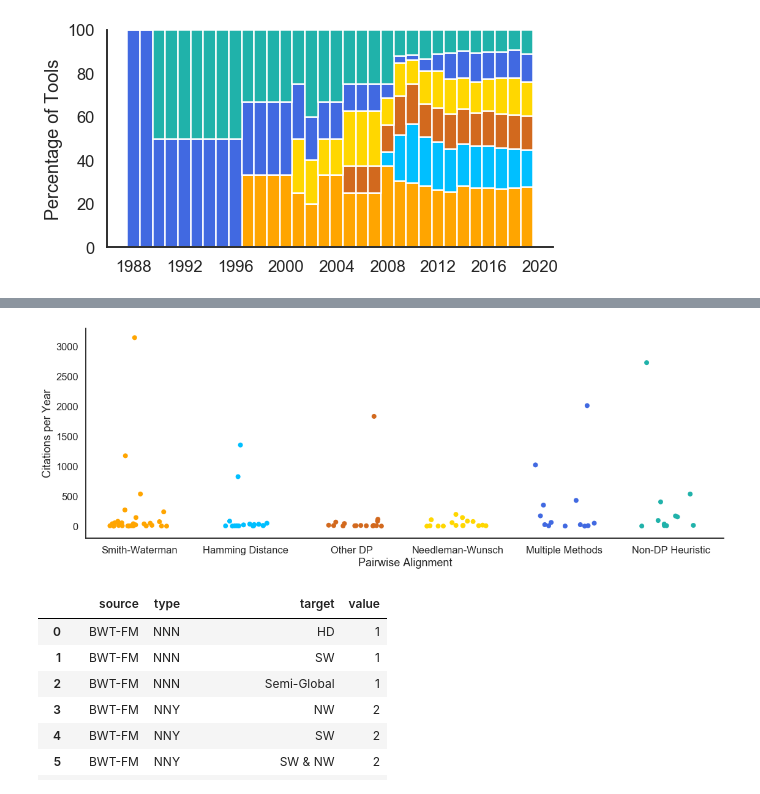
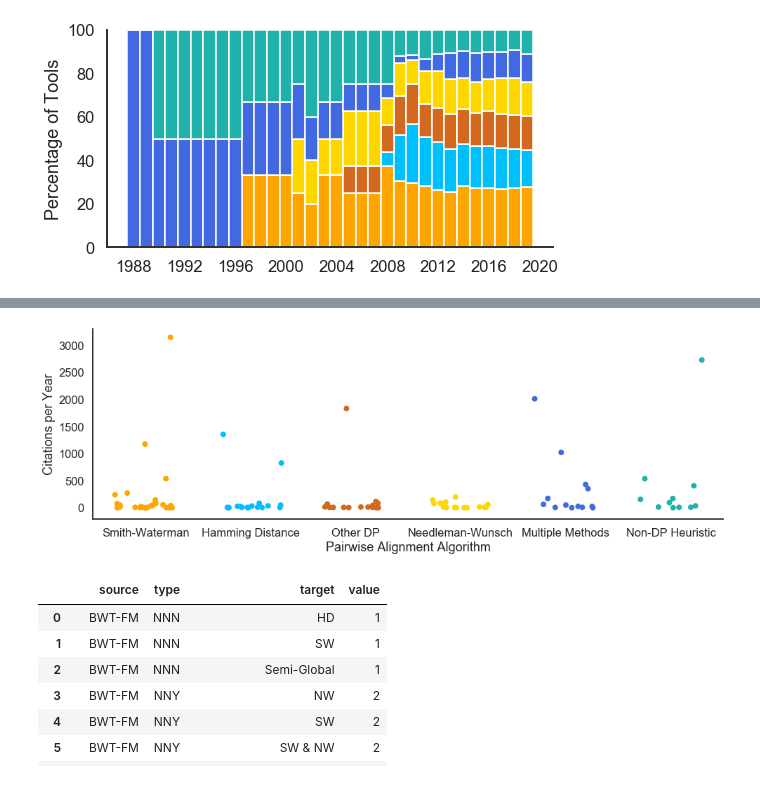
Before and after one commit to Mangul-Lab-USC/review-technology-dictates-algorithms, a Jupyter notebook: notebooks/Figure2.ipynb, the cells around one changed output, grey strips where cells are left out. Drawn from its saved outputs; the diff is of its cells as text; code cells hidden in the pictures.

```diff
--- a/notebooks/Figure2.ipynb
+++ b/notebooks/Figure2.ipynb
@@ -679,0 +659,16 @@ plt.savefig('../figures/Figure2_e_4.pdf')
+# %%
+sns.set_style('white')
+sns.set_context('talk')
+
+g = sns.FacetGrid(year_melt, row='Pairwise Alignment Algorithm', aspect=4, hue='Pairwise Alignment Algorithm',
+                  row_order=['Smith-Waterman', 'Hamming Distance', 'Other DP', 'Needleman-Wunsch', 'Multiple Methods',
+                            'Non-DP Heuristic'],
+                  palette=local_clrs, hue_order=['Smith-Waterman', 'Hamming Distance', 'Other DP', 'Needleman-Wunsch',
+                                                 'Multiple Methods', 'Non-DP Heuristic'])
+g = g.map(plt.bar, 'Year of Publication', 'Number of Tools', linewidth=.25)
+plt.ylim(0, 30)
+sns.despine()
+
+#plt.show()
+plt.savefig('../figures/Figure2_e_5.png')
+plt.savefig('../figures/Figure2_e_5.pdf')
@@ -715,52 +754,52 @@ plt.savefig('../figures/Figure2_e_2.pdf')
 # %%
-plt.figure(figsize=(16,6))
+plt.figure(figsize=(14,5))
 
 sns.set_style('white')
 sns.set_context('talk')
 #ax = sns.boxplot(data=data_cite, x='pairwise', y='citation_per_year',
 #                order=['Smith-Waterman', 'Hamming Distance', 'Needleman-Wunsch', 'Other DP', 'Non-DP Heuristic',
 #                     'Multiple Methods'], color="1", fliersize=0, whis=0)
 
-max_sw = max(data_cite.loc[data_cite['pairwise'] == 'Smith-Waterman', 'citation_per_year'])
-sw_tool = data_cite.loc[data_cite['citation_per_year'] == max_sw].aligner.values[0]
-max_hd = max(data_cite.loc[data_cite['pairwise'] == 'Hamming Distance', 'citation_per_year'])
-hd_tool = data_cite.loc[data_cite['citation_per_year'] == max_hd].aligner.values[0]
-max_other = max(data_cite.loc[data_cite['pairwise'] == 'Other DP', 'citation_per_year'])
-other_tool = data_cite.loc[data_cite['citation_per_year'] == max_other].aligner.values[0]
-max_nw = max(data_cite.loc[data_cite['pairwise'] == 'Needleman-Wunsch', 'citation_per_year'])
-nw_tool = data_cite.loc[data_cite['citation_per_year'] == max_nw].aligner.values[0]
-max_nodp = max(data_cite.loc[data_cite['pairwise'] == 'Non-DP Heuristic', 'citation_per_year'])
-nodp_tool = data_cite.loc[data_cite['citation_per_year'] == max_nodp].aligner.values[0]
-max_mm = max(data_cite.loc[data_cite['pairwise'] == 'Multiple Methods', 'citation_per_year'])
-mm_tool = data_cite.loc[data_cite['citation_per_year'] == max_mm].aligner.values[0]
+#max_sw = max(data_cite.loc[data_cite['pairwise'] == 'Smith-Waterman', 'citation_per_year'])
+#sw_tool = data_cite.loc[data_cite['citation_per_year'] == max_sw].aligner.values[0]
+#max_hd = max(data_cite.loc[data_cite['pairwise'] == 'Hamming Distance', 'citation_per_year'])
+#hd_tool = data_cite.loc[data_cite['citation_per_year'] == max_hd].aligner.values[0]
+#max_other = max(data_cite.loc[data_cite['pairwise'] == 'Other DP', 'citation_per_year'])
+#other_tool = data_cite.loc[data_cite['citation_per_year'] == max_other].aligner.values[0]
+#max_nw = max(data_cite.loc[data_cite['pairwise'] == 'Needleman-Wunsch', 'citation_per_year'])
+#nw_tool = data_cite.loc[data_cite['citation_per_year'] == max_nw].aligner.values[0]
+#max_nodp = max(data_cite.loc[data_cite['pairwise'] == 'Non-DP Heuristic', 'citation_per_year'])
+#nodp_tool = data_cite.loc[data_cite['citation_per_year'] == max_nodp].aligner.values[0]
+#max_mm = max(data_cite.loc[data_cite['pairwise'] == 'Multiple Methods', 'citation_per_year'])
+#mm_tool = data_cite.loc[data_cite['citation_per_year'] == max_mm].aligner.values[0]
 
-ax = sns.stripplot(data=data_cite, x='pairwise', y='citation_per_year',
+ax = sns.stripplot(data=data, x='pairwise', y='citation_per_year',
                 order=['Smith-Waterman', 'Hamming Distance', 'Other DP', 'Needleman-Wunsch',
                      'Multiple Methods', 'Non-DP Heuristic'], palette=local_clrs, size=8, jitter=.3)
 
 #plt.annotate(sw_tool, xy=(0, max_sw),
 #             xytext=(0, max_sw+500), xycoords='data', horizontalalignment="center")
 #plt.annotate(hd_tool, xy=(0, max_hd),
 #             xytext=(1, max_hd+500), xycoords='data', horizontalalignment="center")
 #plt.annotate(other_tool, xy=(0, max_other),
 #             xytext=(2, max_other+500), xycoords='data', horizontalalignment="center")
 #plt.annotate(nw_tool, xy=(0, max_nw),
 #             xytext=(3, max_nw+500), xycoords='data', horizontalalignment="center")
 #plt.annotate(mm_tool, xy=(0, max_mm),
 #             xytext=(4, max_mm+500), xycoords='data', horizontalalignment="center")
 #plt.annotate(nodp_tool, xy=(0, max_nodp),
 #             xytext=(5, max_nodp+500), xycoords='data', horizontalalignment="center")
 
 
-ax.set(xlabel = 'Pairwise Alignment', ylabel = "Citations per Year")
+ax.set(xlabel = 'Pairwise Alignment Algorithm', ylabel = "Citations per Year")
 plt.tight_layout()
 sns.despine()
 #ax.set_xticklabels(rotation=40, ha="right")
 #plt.show()
 plt.savefig('../figures/Figure2_g_0.png')
 plt.savefig('../figures/Figure2_g_0.pdf')
 # %% [output]
-[figure, old version]
+[figure, new version]
 # %%
 import pandas as pd
 import seaborn as sns
```
Also changed, not shown: parts of 10 cells of this notebook, 51 other files.
